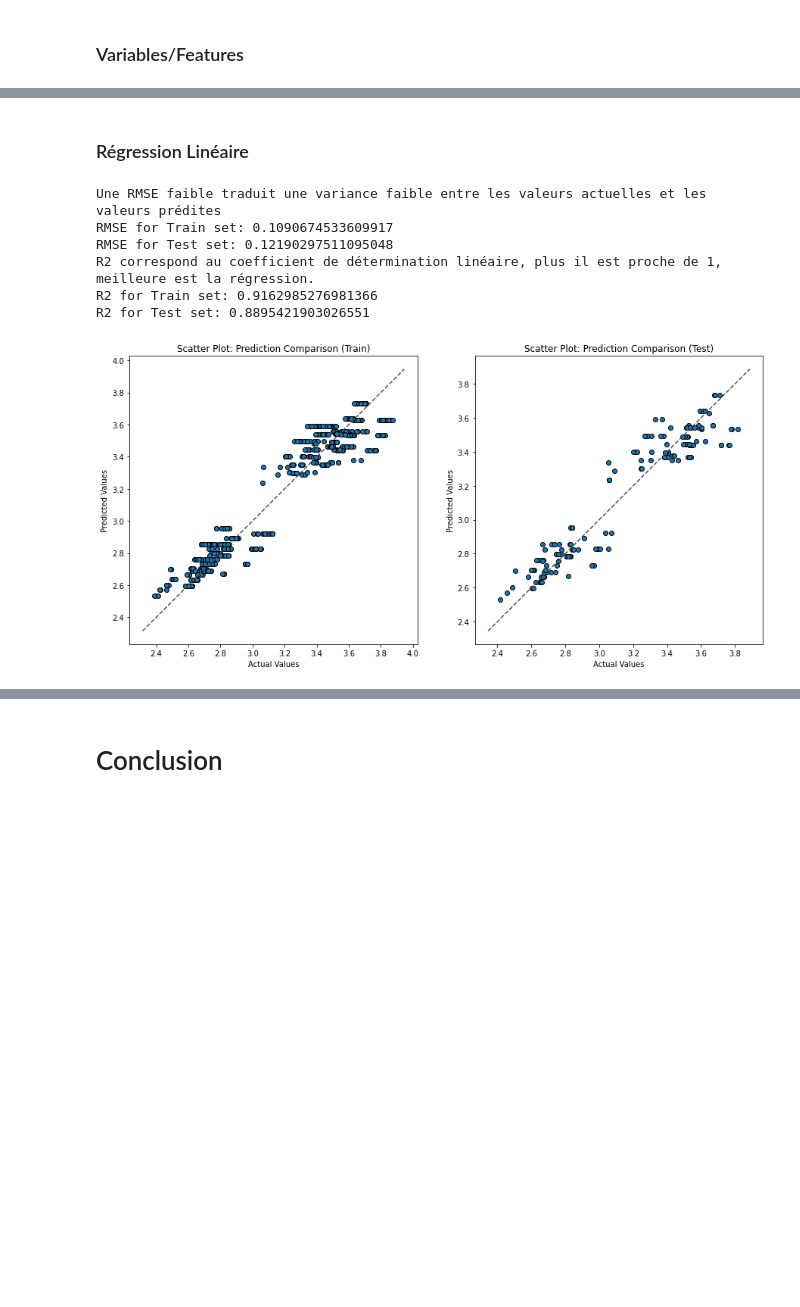
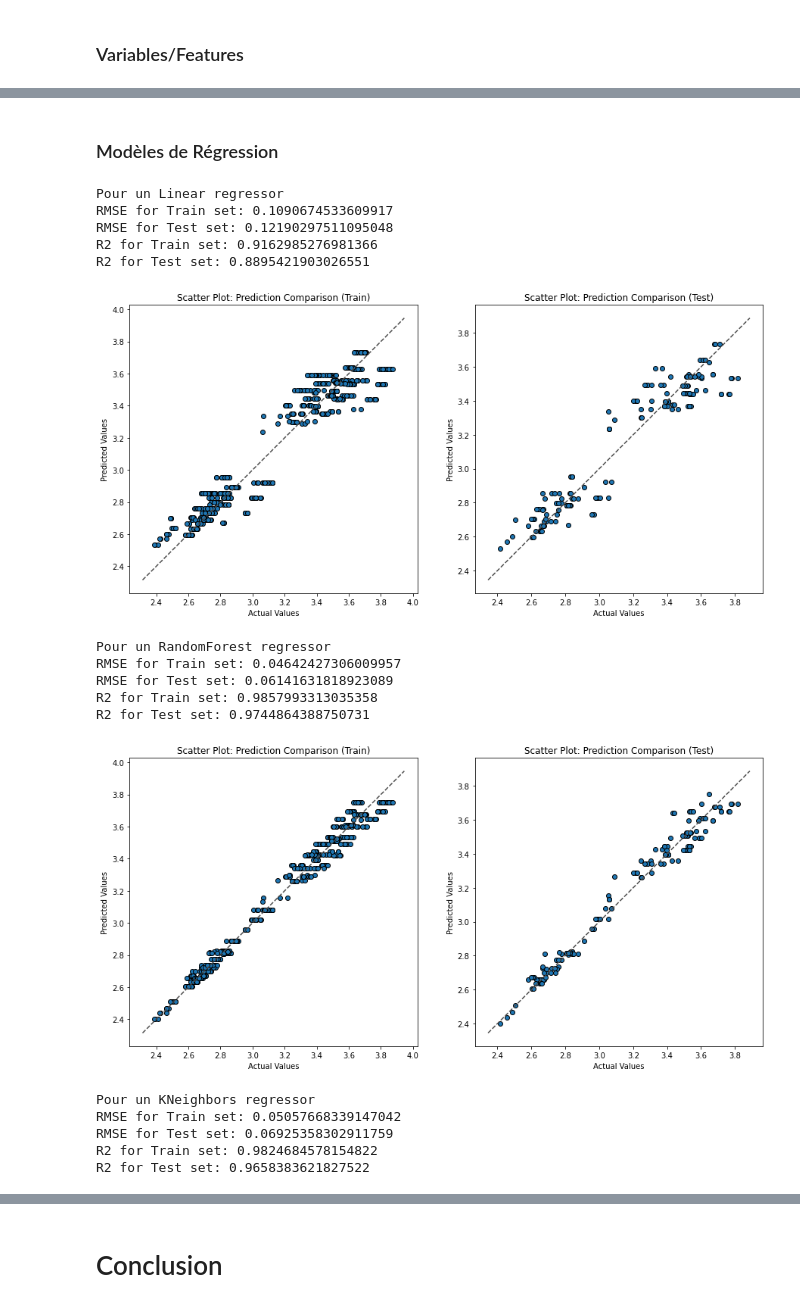
Before and after one commit to SimonGaufreteau/Data_science_examples, a Jupyter notebook: RegressionChauffage.ipynb, the cells around one changed output, grey strips where cells are left out. Cells and saved outputs as stored; diff of their text form; code cells hidden in the pictures; blank space fills up the shorter version.

```diff
--- a/RegressionChauffage.ipynb
+++ b/RegressionChauffage.ipynb
@@ -339,14 +366,24 @@ Fitting 3 folds for each of 288 candidates, totalling 864 fits
 | 7 | -0.108945 | -0.109821 | 0.922866 | 0.920584 |
 | 8 | -0.108945 | -0.109821 | 0.922866 | 0.920584 |
 # %% [markdown]
-### Régression Linéaire
+### Modèles de Régression
 # %%
-predictLinearReg(energy2_train_X,energy2_test_X,energy2_train_Y,energy2_test_Y)
+predictReg(energy2_train_X,energy2_test_X,energy2_train_Y,energy2_test_Y,"COLD")
 # %% [output]
-Une RMSE faible traduit une variance faible entre les valeurs actuelles et les valeurs prédites
+Pour un Linear regressor
 RMSE for Train set: 0.1090674533609917
 RMSE for Test set: 0.12190297511095048
-R2 correspond au coefficient de détermination linéaire, plus il est proche de 1, meilleure est la régression.
 R2 for Train set: 0.9162985276981366
 R2 for Test set: 0.8895421903026551
 [figure]
+Pour un RandomForest regressor
+RMSE for Train set: 0.04642427306009957
+RMSE for Test set: 0.06141631818923089
+R2 for Train set: 0.9857993313035358
+R2 for Test set: 0.9744864388750731
+[figure, added]
+Pour un KNeighbors regressor
+RMSE for Train set: 0.05057668339147042
+RMSE for Test set: 0.06925358302911759
+R2 for Train set: 0.9824684578154822
+R2 for Test set: 0.9658383621827522
```
Also changed, not shown: parts of 14 cells of this notebook.
